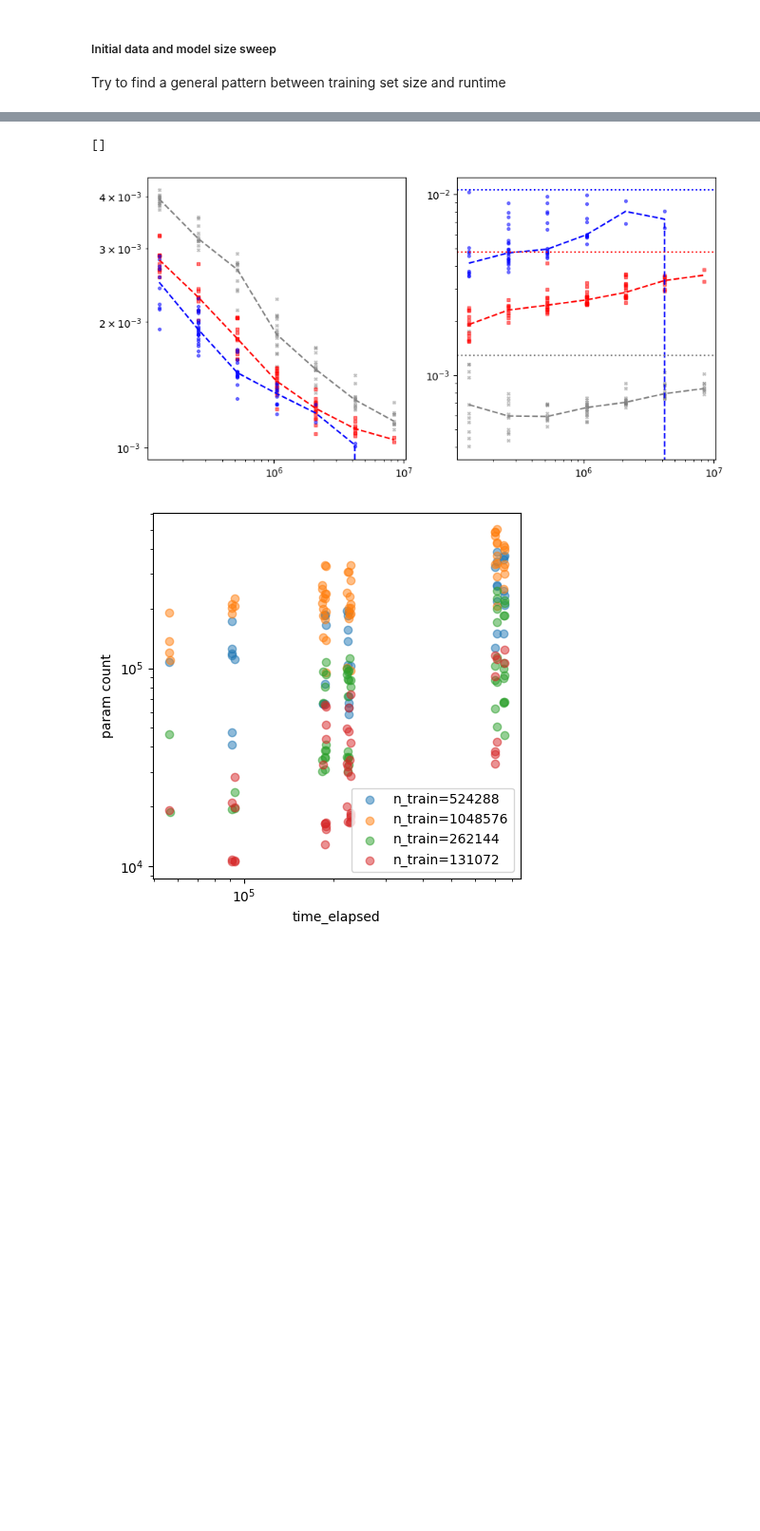
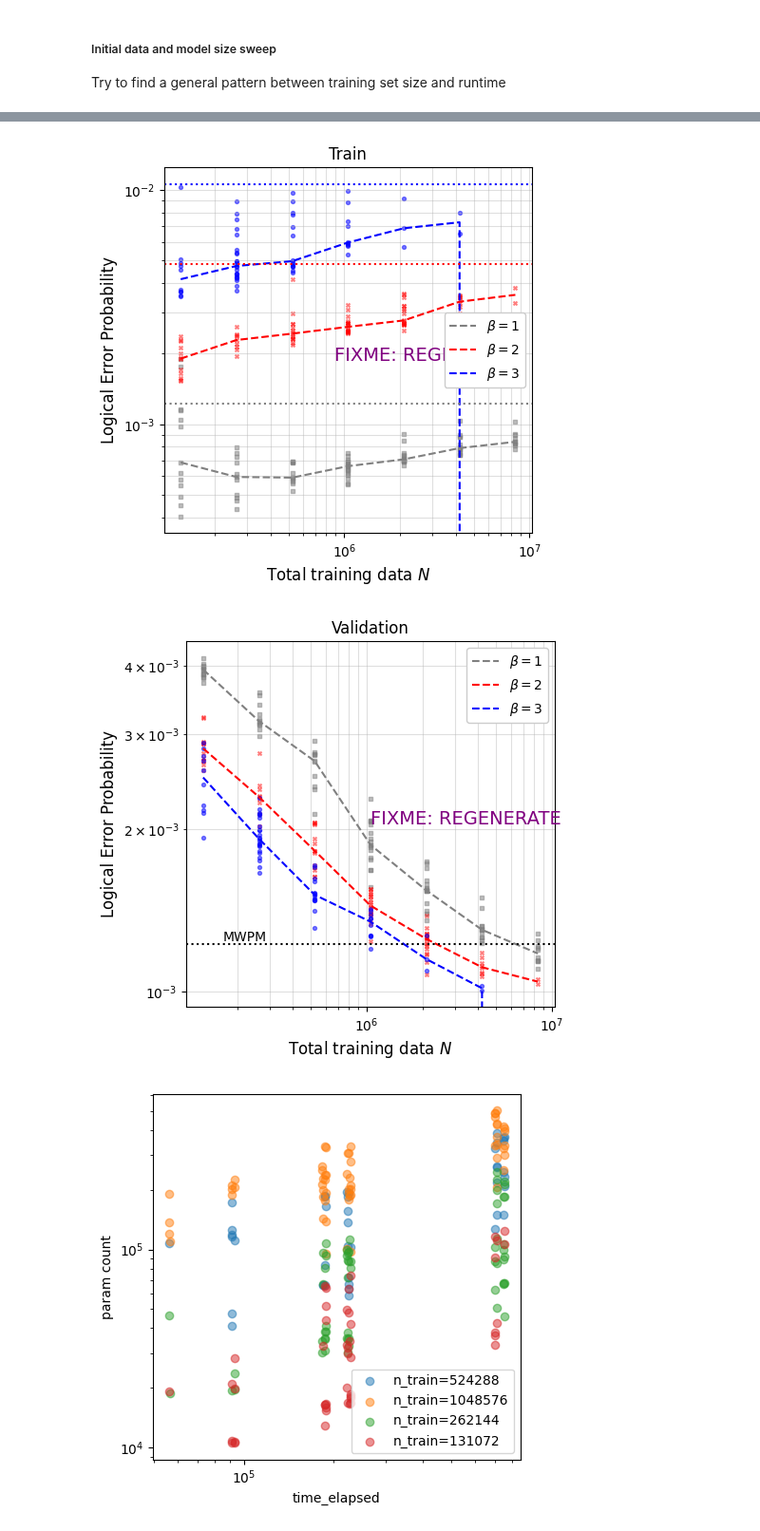
Before and after one commit to peterse/mldec, a Jupyter notebook: src/mldec/analysis/reps_analysis.ipynb, the cells around one changed output, grey strips where cells are left out. Shown at 95% size. Saved outputs shown, nothing was run; the diff lists cells and outputs as text; code cells hidden in the pictures; blank space fills up the shorter version.

```diff
--- a/src/mldec/analysis/reps_analysis.ipynb
+++ b/src/mldec/analysis/reps_analysis.ipynb
@@ -201,3 +206,8 @@ dir_b = "reps-toric-code-exp-v1.0b-unfinished"
 recovered_df_b = recover_dataframce(dir_b)
 df_b = load_dataframe_with_metadata(recovered_df_b, dir_b)
 df_v03 = pd.concat([df_a, df_b])
+# %%
+for beta in [1, 2, 3]:
+    print(beta)
+    for n_train in sorted(target_df['n_train'].unique()):
+        print("\t", n_train, len(target_df[(target_df['beta'] == beta) & (target_df['n_train'] == n_train)]))
@@ -253,45 +281,59 @@ def make_yvals_v2(df, n_train_vals, beta, target_col='val_acc'):
         if len(n_train_subset) > 0:
             output.append(([n_train] * len(n_train_subset), 1 - n_train_subset[target_col].values))
         else:
             output.append((0, 0))
 
     return output
 
 target_df = df_v03
 n_train_vals = list(sorted(target_df["n_train"].unique()))
 betas = [1, 2, 3]
 ys_val = []
 ystats_val = []
 ys_tr = []
 ystats_tr = []
 for beta in betas:
     ys_tr.append(make_yvals_v2(target_df, n_train_vals, beta, target_col='train_acc')) # raw outcomes
     ystats_tr.append(make_yvals_v1(target_df, n_train_vals, beta, target_col='train_acc')) # statistical stuff
     ys_val.append(make_yvals_v2(target_df, n_train_vals, beta, target_col='val_acc')) # raw outcomes
     ystats_val.append(make_yvals_v1(target_df, n_train_vals, beta, target_col='val_acc')) # statistical stuff
 colors = ['grey', 'red', 'blue']
-markers = ['x', 's', 'o']
+markers = ['s', 'x', 'o']
 
 
-fig, axes = plt.subplots(1, 2, figsize=(10, 5))
+fig, ax = plt.subplots(1, 1, figsize=(5, 5))
+fig1, ax1 = plt.subplots(1, 1, figsize=(5, 5))
+axes = [ax, ax1]
 for i in range(len(betas)):
     # plot validation accuracies
+    for suby in ys_tr[i]:
+        axes[0].scatter(suby[0], suby[1], color=colors[i], alpha=0.5, s=8, marker=markers[i])
+    axes[0].plot(n_train_vals, ystats_tr[i][:,0], color=colors[i], ls='--', label=r"$\beta=$"+f"{betas[i]}")
+    # plot train accuracies
     for suby in ys_val[i]:
-        axes[0].scatter(suby[0], suby[1], color=colors[i], alpha=0.5, s=8, marker=markers[i])
-    axes[0].plot(n_train_vals, ystats_val[i][:,0], color=colors[i], ls='--', label=r"$\beta=$"+f"{betas[i]}")
-    # plot train accuracies
-    for suby in ys_tr[i]:
         axes[1].scatter(suby[0], suby[1], color=colors[i], alpha=0.5, s=8, marker=markers[i])
-    axes[1].plot(n_train_vals, ystats_tr[i][:,0], color=colors[i], ls='--', label=r"$\beta=$"+f"{betas[i]}")
+    axes[1].plot(n_train_vals, ystats_val[i][:,0], color=colors[i], ls='--', label=r"$\beta=$"+f"{betas[i]}")
 
 for i, err in enumerate(mwpm_errs):
-    axes[1].axhline(err, ls=':', color=colors[i])
+    axes[0].axhline(err, ls=':', color=colors[i])
+axes[1].axhline(mwpm_errs[0], ls=':', c='k')
+axes[1].text(0.1, 0.18, "MWPM", transform=axes[1].transAxes)
 
-axes[0].loglog()
-axes[1].loglog()
+axes[1].set_title("Validation")
+axes[0].set_title("Train")
+for ax in axes:
+    ax.loglog()
+    ax.grid(which='both', alpha=0.4)
+    ax.set_xlabel(r"Total training data $N$", size=12)
+    ax.set_ylabel("Logical Error Probability", size=12)
+    ax.text(0.5, 0.5, "FIXME: REGENERATE", transform=axes[1].transAxes, size=14, color="purple")
+    ax.legend(framealpha=1)
+
+fig.savefig(f"../../figures/gnn_results_train.pdf")
+fig1.savefig(f"../../figures/gnn_results_val.pdf")
 # %% [output]
-[]
-[figure, old version]
+[figure, new version]
+[figure, added]
 # %%
 # mwpm_err = 8e-4 # p=0.001
 # mwpm_err = 0.0113 # p=0.004
```
Also changed, not shown: parts of 5 cells of this notebook, 7 other files.
